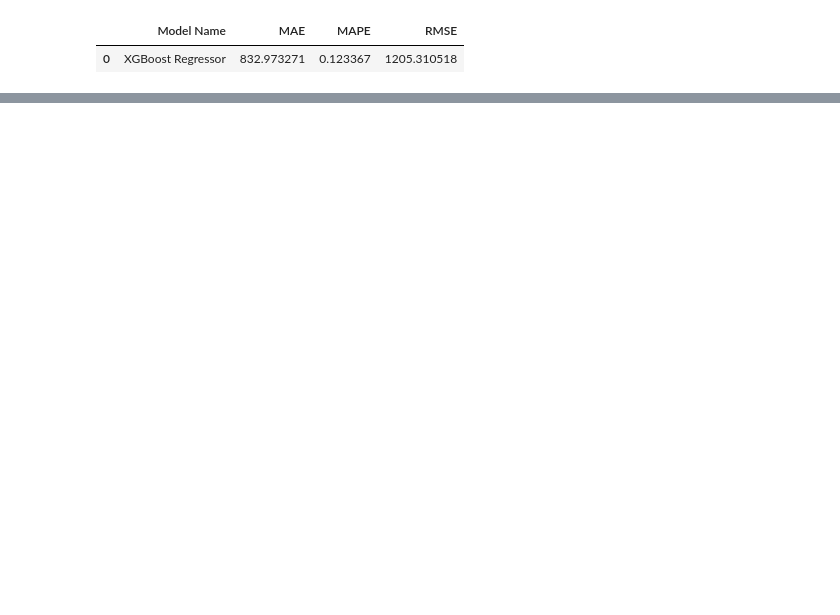
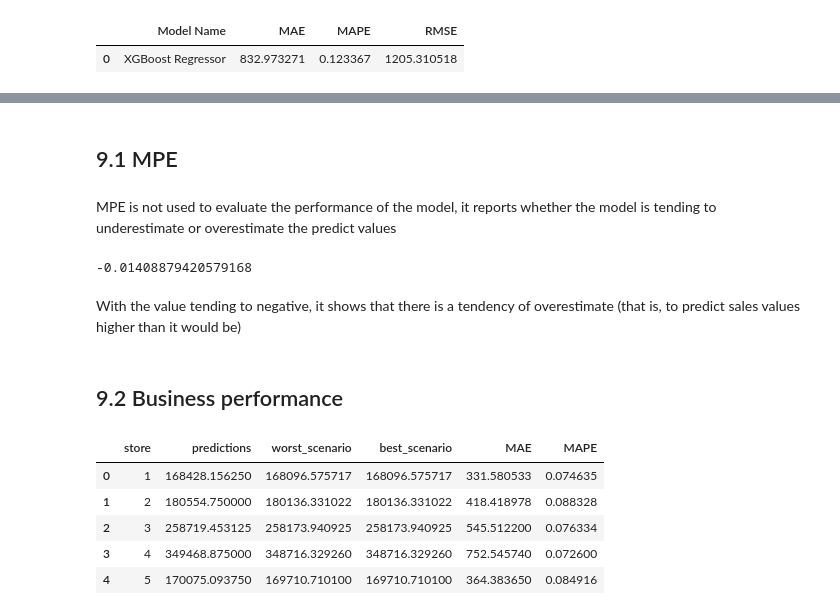
Before and after one commit to diegodinizf/Rossman-Sales, a Jupyter notebook: rossmann-sales-notebook.ipynb, the cells around one changed output, grey strips where cells are left out. Cells and saved outputs as stored; diff of their text form; code cells hidden in the pictures; blank space fills up the shorter version.

```diff
--- a/rossmann-sales-notebook.ipynb
+++ b/rossmann-sales-notebook.ipynb
@@ -1309,0 +1341,41 @@ xgb_result_tuned
+# %% [markdown]
+## 9.1 MPE
+# %% [markdown]
+MPE is not used to evaluate the performance of the model, it reports whether the model is tending to underestimate or overestimate the predict values
+# %%
+mpe = mean_percentage_error(np.expm1(y_test), np.expm1(yhat_xgb))
+mpe
+# %% [output]
+-0.01408879420579168
+# %% [markdown]
+With the value tending to negative, it shows that there is a tendency of overestimate (that is, to predict sales values higher than it would be)
+# %% [markdown]
+## 9.2 Business performance
+# %%
+# sum of predictions
+df91 = df9[['store','predictions']].groupby('store').sum().reset_index()
+
+# MAE and MAPE
+df9_aux1 = df9[['store','sales','predictions']].groupby('store').apply(lambda x: mean_absolute_error(x['sales'], x['predictions'])).reset_index().rename(columns={0: 'MAE'})
+df9_aux2 = df9[['store','sales','predictions']].groupby('store').apply(lambda x: mean_absolute_percentage_error(x['sales'], x['predictions'])).reset_index().rename(columns={0: 'MAPE'})
+
+# merge
+df9_aux3 = pd.merge(df9_aux1, df9_aux2, how='inner', on='store')
+df92 = pd.merge(df91, df9_aux3, how='inner', on='store')
+
+
+# scenarios
+df92['worst_scenario'] = df92['predictions'] - df92['MAE']
+df92['best_scenario'] = df92['predictions'] - df92['MAE']
+
+# order columns
+df92 = df92[['store','predictions','worst_scenario','best_scenario','MAE','MAPE']]
+
+df92.head()
+# %% [output]
+|  | store | predictions | worst_scenario | best_scenario | MAE | MAPE |
+| 0 | 1 | 168428.156250 | 168096.575717 | 168096.575717 | 331.580533 | 0.074635 |
+| 1 | 2 | 180554.750000 | 180136.331022 | 180136.331022 | 418.418978 | 0.088328 |
+| 2 | 3 | 258719.453125 | 258173.940925 | 258173.940925 | 545.512200 | 0.076334 |
+| 3 | 4 | 349468.875000 | 348716.329260 | 348716.329260 | 752.545740 | 0.072600 |
+| 4 | 5 | 170075.093750 | 169710.710100 | 169710.710100 | 364.383650 | 0.084916 |
```
Also changed, not shown: parts of 31 cells of this notebook.
